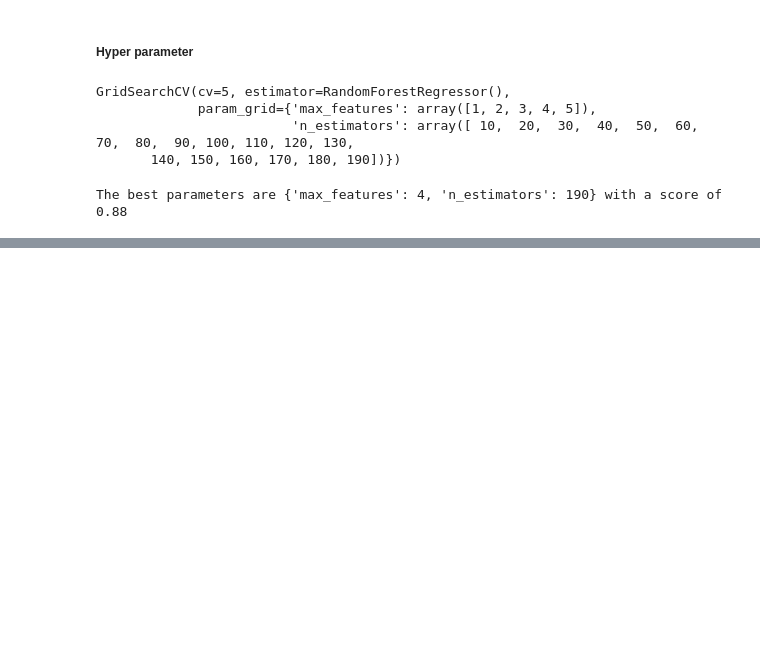
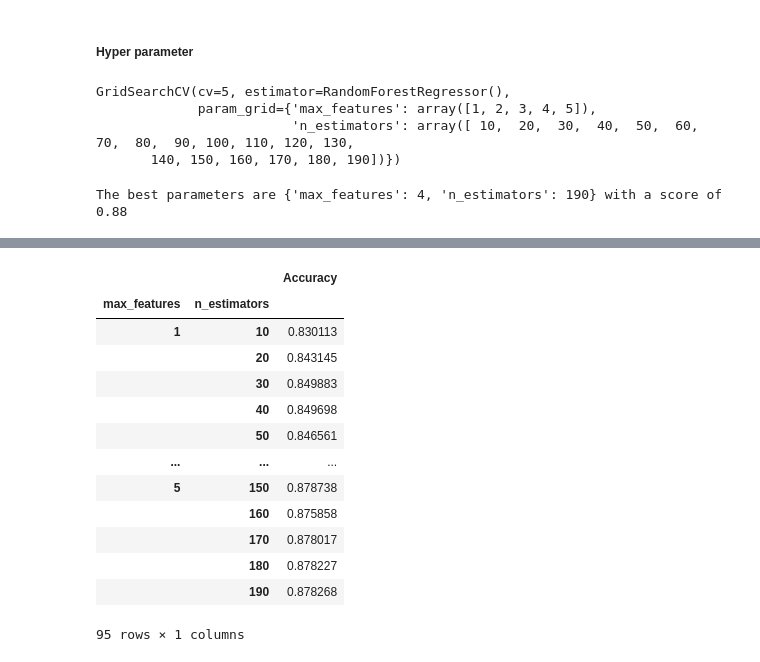
Before and after one commit to FerreJulien/Git-Analyse_du_bien_etre, a Jupyter notebook: Projets/Analyse bien etre_Julien.ipynb, the cells around one changed output, grey strips where cells are left out. Drawn from its saved outputs; the diff is of its cells as text; code cells hidden in the pictures; blank space fills up the shorter version.

```diff
--- a/Projets/Analyse bien etre_Julien.ipynb
+++ b/Projets/Analyse bien etre_Julien.ipynb
@@ -324,3 +324,6 @@ print("The best parameters are %s with a score of %0.2f"
       % (grid.best_params_, grid.best_score_))
 # %% [output]
 The best parameters are {'max_features': 4, 'n_estimators': 190} with a score of 0.88
+# %%
+grid_results = pd.concat([pd.DataFrame(grid.cv_results_["params"]),pd.DataFrame(grid.cv_results_["mean_test_score"], columns=["Accuracy"])],axis=1)
+grid_results.head()
@@ -326,0 +337,18 @@ The best parameters are {'max_features': 4, 'n_estimators': 190} with a score of
+# %%
+grid_contour = grid_results.groupby(['max_features','n_estimators']).mean()
+grid_contour
+# %% [output]
+|  |  | Accuracy |
+| max_features | n_estimators |  |
+| 1 | 10 | 0.830113 |
+|  | 20 | 0.843145 |
+|  | 30 | 0.849883 |
+|  | 40 | 0.849698 |
+|  | 50 | 0.846561 |
+| ... | ... | ... |
+| 5 | 150 | 0.878738 |
+|  | 160 | 0.875858 |
+|  | 170 | 0.878017 |
+|  | 180 | 0.878227 |
+|  | 190 | 0.878268 |
+95 rows × 1 columns
```
Also changed, not shown: parts of 4 cells of this notebook.
